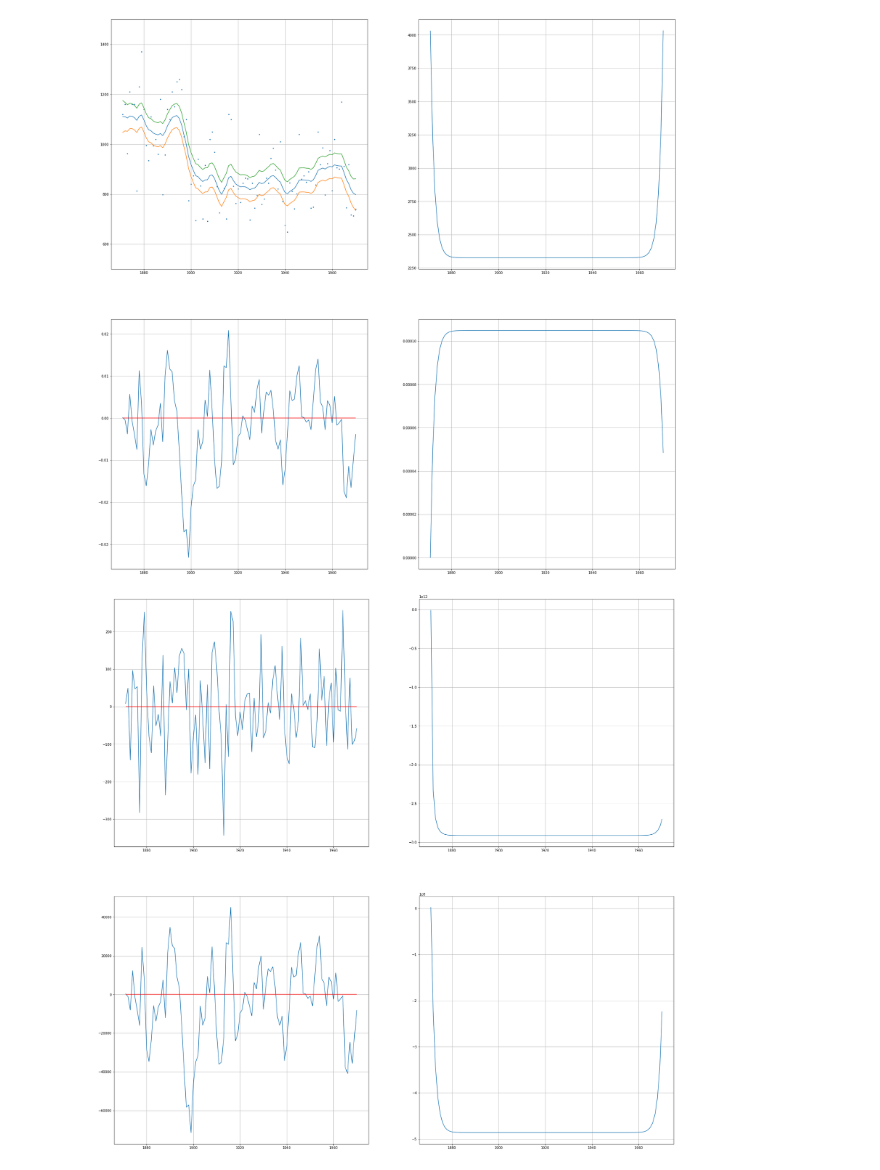
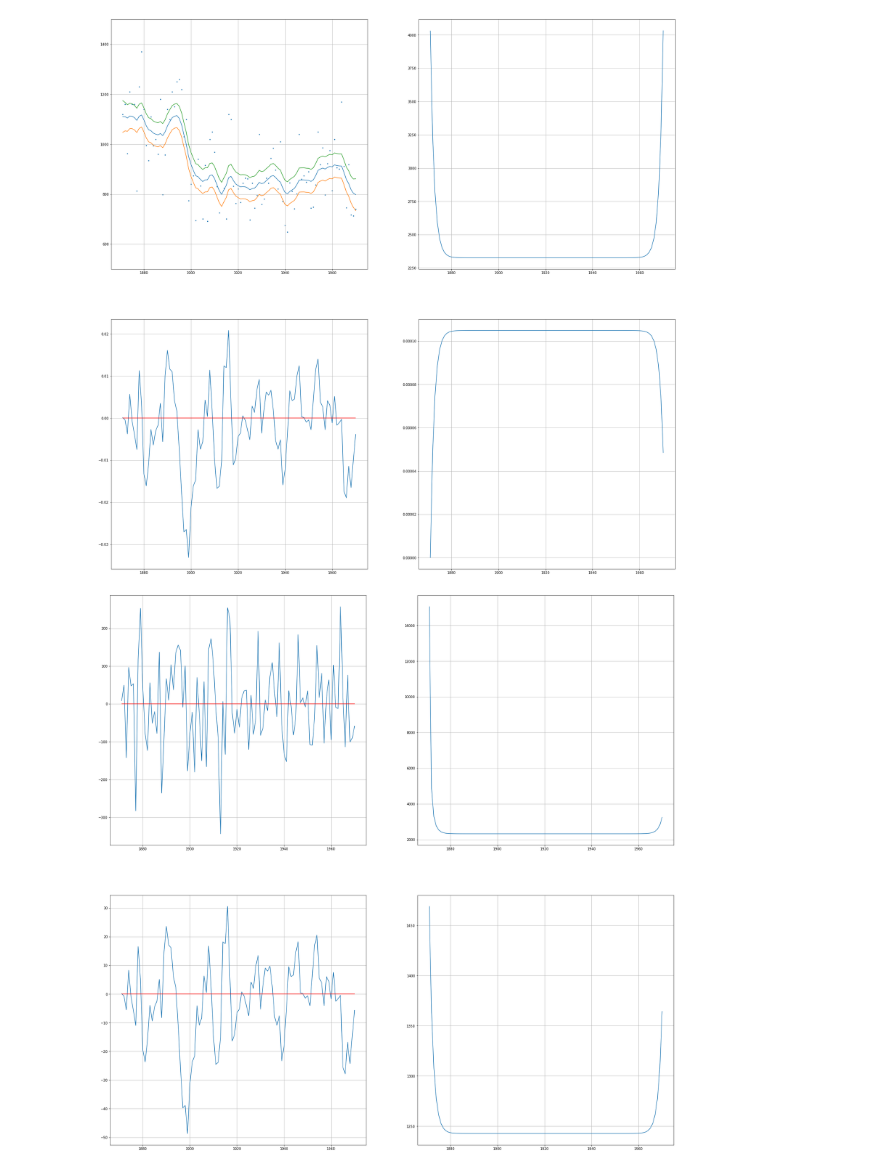
Before and after one commit to siemfenne/timeseriesmodels-vu, a Jupyter notebook: main.ipynb, the cells around one changed output. Cells and saved outputs as stored; diff of their text form; code cells hidden in the pictures.

```diff
--- a/main.ipynb
+++ b/main.ipynb
@@ -17,12 +17,12 @@ df.head()
 | 1875 | 1160 |
 # %%
 def Kalman_filter(series:pd.Series, P1:float, a1:float, s2_e:float, s2_n:float):
+    t_crit = 1.57
     y_list = series.copy().to_list()
     r = pd.DataFrame(columns=['a', 'P', 'v', 'F', 'K', 'ci'])
 
     a = a1
     P = P1
-    # v = F = K = np.nan
 
     for i,y in enumerate(y_list):
 
@@ -32,7 +32,7 @@ def Kalman_filter(series:pd.Series, P1:float, a1:float, s2_e:float, s2_n:float):
         K = P/F
 
         # store result for t=i
-        r.loc[i] = [a, P, v, F, K, F**.5]
+        r.loc[i] = [a, P, v, F, K, t_crit * F**.5]
 
         # filtered (nowcasting)
         a_f = a + K * v
@@ -158,44 +158,44 @@ def dist_smoothing(y: pd.Series, P1, a1, s2_e, s2_n, r_int, N_int):
         eps = row.y - row.a
 
         D = row.F**(-1) + row.K**2 * row.N
-        var_eps = s2_e**2 - s2_e**4 * D
-        var_n = s2_n**2 - s2_n**4 * row.N
-        n = s2_n**2 * row.r
+        var_eps = s2_e - s2_e**2 * D
+        var_n = s2_n - s2_n**2 * row.N
+        n = s2_n * row.r
 
         df_ds.loc[i] = [eps, n, var_eps, var_n]
 
     df_ds.index = df_ks.index
     df_ds["y"] = df_ks["y"]
 
     return df_ds
 
 df_ds = dist_smoothing(y=df.Nile, P1=1e7, a1=0, s2_e=15099, s2_n=1469.1, r_int=0, N_int=0)
-df_ds
+
 fig, axs = plt.subplots(2,2, figsize=(30,30))
 
 # upper left
 ax = axs[0,0]
 ax.plot(df_ds.index, df_ds['eps'])
 ax.hlines(y = 0, xmin= df.index.min(), xmax=df.index.max(), color = 'r', linestyle = '-')
 
 # lower left
 ax = axs[1,0]
-ax.plot(df_ds.index[:], df_ds['n'][:])
+ax.plot(df_ds.index, df_ds['n'])
 ax.hlines(y = 0, xmin= df.index.min(), xmax=df.index.max(), color = 'r', linestyle = '-')
 
 # upper right
 ax = axs[0,1]
-ax.plot(df_ds.index[:], df_ds['var_eps'][:])
+ax.plot(df_ds.index, df_ds['var_eps'])
 
 
 # lower right
 ax = axs[1,1]
-ax.plot(df_ds.index[:], df_ds['var_n'][:])
+ax.plot(df_ds.index, df_ds['var_n'])
 
 # make nice plot
 for row in axs:
     for ax in row:
         ax.grid()
         pass
 # %% [output]
-[figure, old version]
+[figure, new version]
```
Also changed, not shown: parts of 6 cells of this notebook, 1 other file.
